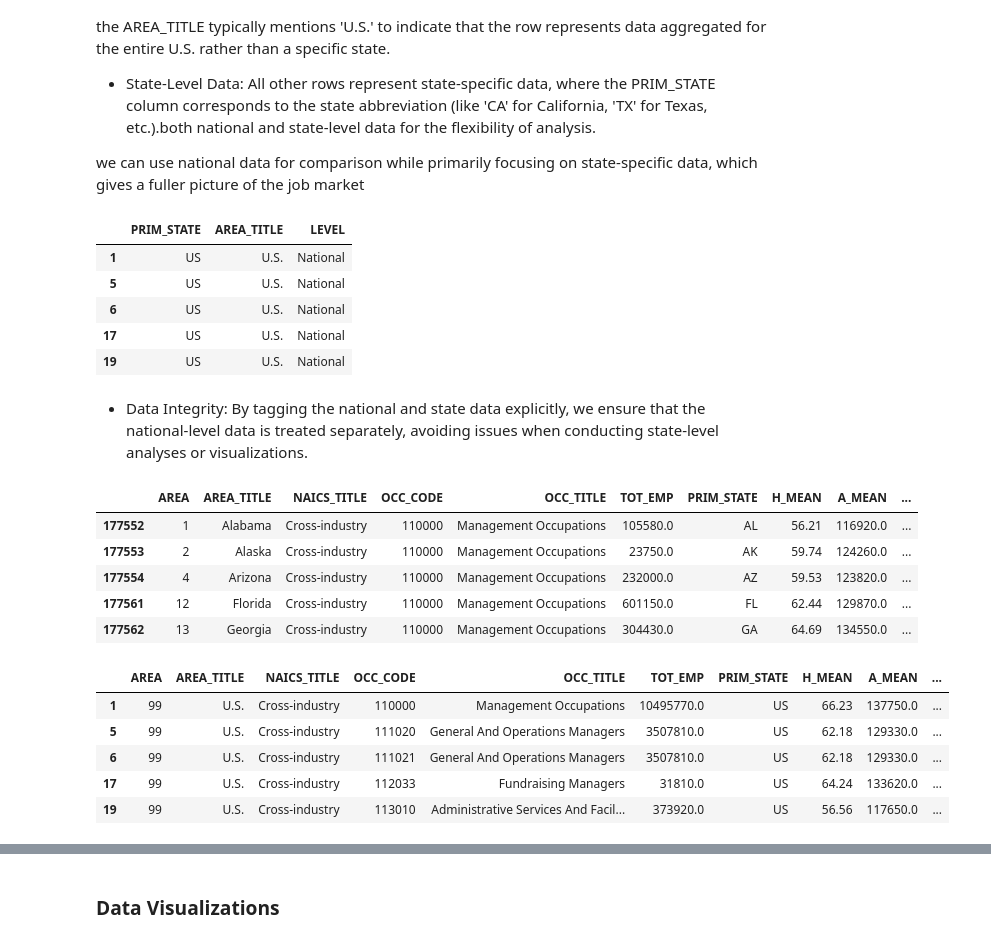
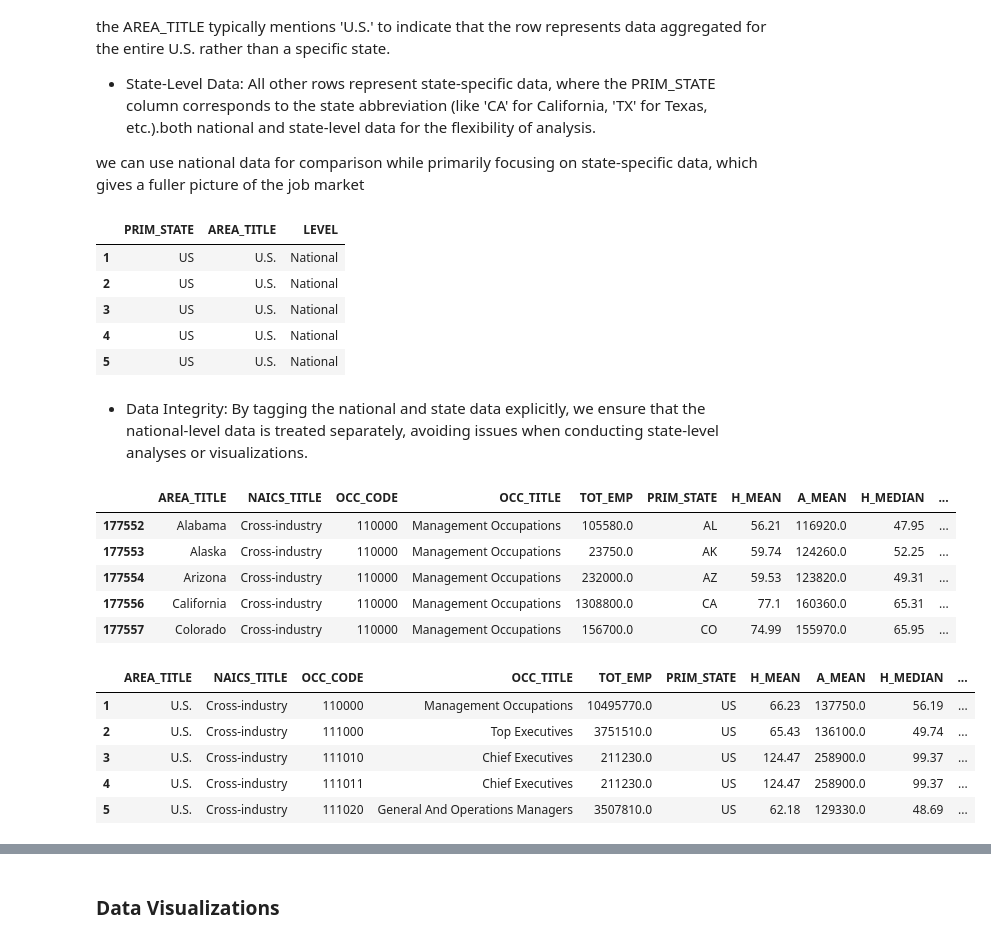
Before and after one commit to rjf7q/bls-data-exploration, a Jupyter notebook: bls_data_exploration.ipynb, the cells around one changed output, grey strips where cells are left out. Drawn from its saved outputs; the diff is of its cells as text; code cells hidden in the pictures.

Commit message:
Question and data visualisation

```diff
--- a/bls_data_exploration.ipynb
+++ b/bls_data_exploration.ipynb
@@ -13,7 +17,7 @@ import geopandas as gpd
 1. Load the Data
 # %%
 # Load the data using pandas
-bls_data=pd.read_excel("./Ressources/all_data_M_2023.xlsx")
+bls_data=pd.read_excel("./Ressources/bls_data.xlsx")
 # Preview the first few rows to check if the data is being read correctly
 display(bls_data.head(3))
 # %% [output]
@@ -37,10 +41,9 @@ Index(['AREA', 'AREA_TITLE', 'AREA_TYPE', 'PRIM_STATE', 'NAICS', 'NAICS_TITLE',
 # %%
 # Select the relevant columns from your DataFrame
 relevant_columns = [
-    'AREA', 'AREA_TITLE', 'NAICS_TITLE',
+    'AREA_TITLE', 'NAICS_TITLE',
     'OCC_CODE', 'OCC_TITLE', 'TOT_EMP', 'PRIM_STATE',
-    'H_MEAN', 'A_MEAN', 'H_MEDIAN', 'A_MEDIAN',
-    'H_PCT75', 'A_PCT75', 'H_PCT90', 'A_PCT90'
+    'H_MEAN', 'A_MEAN', 'H_MEDIAN', 'A_MEDIAN'
 ]
 # Subset the DataFrame
 bls_df = bls_data[relevant_columns]
@@ -74,9 +72,9 @@ A_PCT90        object
 dtype: object
 # %%
 # Convert numeric columns to appropriate types (handle errors in conversion)
-numeric_columns = ['TOT_EMP', 'H_MEAN', 'A_MEAN', 'H_MEDIAN', 'A_MEDIAN', 'H_PCT75', 'A_PCT75', 'H_PCT90', 'A_PCT90']
+numeric_columns = ['TOT_EMP', 'H_MEAN', 'A_MEAN', 'H_MEDIAN', 'A_MEDIAN']
 # Convert specified columns to numeric, handling errors with 'coerce'
-bls_df[numeric_columns] = bls_df[numeric_columns].apply(pd.to_numeric, errors='coerce')
+bls_df.loc[:,numeric_columns] = bls_df[numeric_columns].apply(pd.to_numeric, errors='coerce')
 
 # Preview the cleaned data
 bls_df.head()
@@ -120,7 +112,7 @@ bls_df.loc[:,'OCC_TITLE'] = bls_df['OCC_TITLE'].str.strip().str.title()
 bls_df.loc[:,'NAICS_TITLE'] = bls_df['NAICS_TITLE'].str.strip()
 # %%
 # Remove hyphen and the invalid code from the OCC_CODE column
-bls_df.loc[:,'OCC_CODE'] = bls_df['OCC_CODE'].str.replace('-', '', regex=False).str.replace(r'000000', '', regex=True).replace('', np.nan).dropna()
+bls_df.loc[:,'OCC_CODE'] = bls_df['OCC_CODE'].str.replace('-', '', regex=False).replace('', np.nan).dropna()
 # %%
 # Get the unique values for each column in the DataFrame
 unique_values = bls_df.apply(lambda x: x.unique())
@@ -221,29 +203,29 @@ bls_clean[['PRIM_STATE', 'AREA_TITLE', 'LEVEL']].head()
 # %% [output]
 |  | PRIM_STATE | AREA_TITLE | LEVEL |
 | 1 | US | U.S. | National |
+| 2 | US | U.S. | National |
+| 3 | US | U.S. | National |
+| 4 | US | U.S. | National |
 | 5 | US | U.S. | National |
-| 6 | US | U.S. | National |
-| 17 | US | U.S. | National |
-| 19 | US | U.S. | National |
 # %% [markdown]
 - Data Integrity:
 By tagging the national and state data explicitly, we ensure that the national-level data is treated separately, avoiding issues when conducting state-level analyses or visualizations.
 # %%
 # Isolate state-level data and national-level analysis for comparison.
-state_data = bls_clean[bls_clean['LEVEL'] == 'State']
+bls_state_data = bls_clean[bls_clean['LEVEL'] == 'State']
 National_data=bls_clean[bls_clean['LEVEL']=='National']
-display(state_data.head())
+display(bls_state_data.head())
 display(National_data.head())
 # %% [output]
-|  | AREA | AREA_TITLE | NAICS_TITLE | OCC_CODE | OCC_TITLE | TOT_EMP | PRIM_STATE | H_MEAN | A_MEAN | ... |
-| 177552 | 1 | Alabama | Cross-industry | 110000 | Management Occupations | 105580.0 | AL | 56.21 | 116920.0 | ... |
-| 177553 | 2 | Alaska | Cross-industry | 110000 | Management Occupations | 23750.0 | AK | 59.74 | 124260.0 | ... |
-| 177554 | 4 | Arizona | Cross-industry | 110000 | Management Occupations | 232000.0 | AZ | 59.53 | 123820.0 | ... |
-| 177561 | 12 | Florida | Cross-industry | 110000 | Management Occupations | 601150.0 | FL | 62.44 | 129870.0 | ... |
-| 177562 | 13 | Georgia | Cross-industry | 110000 | Management Occupations | 304430.0 | GA | 64.69 | 134550.0 | ... |
+|  | AREA_TITLE | NAICS_TITLE | OCC_CODE | OCC_TITLE | TOT_EMP | PRIM_STATE | H_MEAN | A_MEAN | H_MEDIAN | ... |
+| 177552 | Alabama | Cross-industry | 110000 | Management Occupations | 105580.0 | AL | 56.21 | 116920.0 | 47.95 | ... |
+| 177553 | Alaska | Cross-industry | 110000 | Management Occupations | 23750.0 | AK | 59.74 | 124260.0 | 52.25 | ... |
+| 177554 | Arizona | Cross-industry | 110000 | Management Occupations | 232000.0 | AZ | 59.53 | 123820.0 | 49.31 | ... |
+| 177556 | California | Cross-industry | 110000 | Management Occupations | 1308800.0 | CA | 77.1 | 160360.0 | 65.31 | ... |
+| 177557 | Colorado | Cross-industry | 110000 | Management Occupations | 156700.0 | CO | 74.99 | 155970.0 | 65.95 | ... |
-|  | AREA | AREA_TITLE | NAICS_TITLE | OCC_CODE | OCC_TITLE | TOT_EMP | PRIM_STATE | H_MEAN | A_MEAN | ... |
-| 1 | 99 | U.S. | Cross-industry | 110000 | Management Occupations | 10495770.0 | US | 66.23 | 137750.0 | ... |
-| 5 | 99 | U.S. | Cross-industry | 111020 | General And Operations Managers | 3507810.0 | US | 62.18 | 129330.0 | ... |
-| 6 | 99 | U.S. | Cross-industry | 111021 | General And Operations Managers | 3507810.0 | US | 62.18 | 129330.0 | ... |
-| 17 | 99 | U.S. | Cross-industry | 112033 | Fundraising Managers | 31810.0 | US | 64.24 | 133620.0 | ... |
-| 19 | 99 | U.S. | Cross-industry | 113010 | Administrative Services And Facil... | 373920.0 | US | 56.56 | 117650.0 | ... |
+|  | AREA_TITLE | NAICS_TITLE | OCC_CODE | OCC_TITLE | TOT_EMP | PRIM_STATE | H_MEAN | A_MEAN | H_MEDIAN | ... |
+| 1 | U.S. | Cross-industry | 110000 | Management Occupations | 10495770.0 | US | 66.23 | 137750.0 | 56.19 | ... |
+| 2 | U.S. | Cross-industry | 111000 | Top Executives | 3751510.0 | US | 65.43 | 136100.0 | 49.74 | ... |
+| 3 | U.S. | Cross-industry | 111010 | Chief Executives | 211230.0 | US | 124.47 | 258900.0 | 99.37 | ... |
+| 4 | U.S. | Cross-industry | 111011 | Chief Executives | 211230.0 | US | 124.47 | 258900.0 | 99.37 | ... |
+| 5 | U.S. | Cross-industry | 111020 | General And Operations Managers | 3507810.0 | US | 62.18 | 129330.0 | 48.69 | ... |
```
Also changed, not shown: parts of 150 cells of this notebook.
